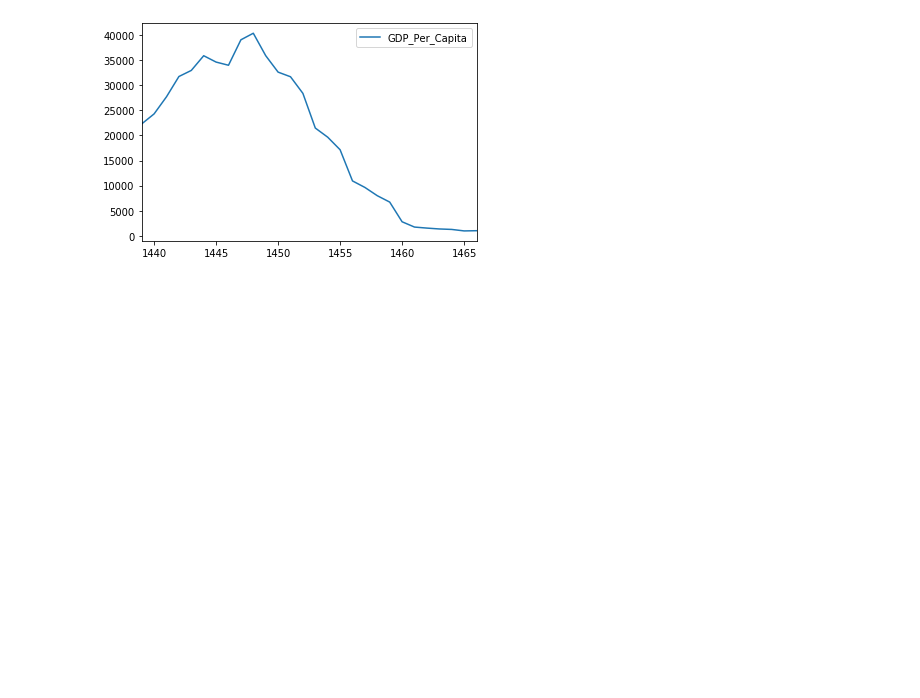
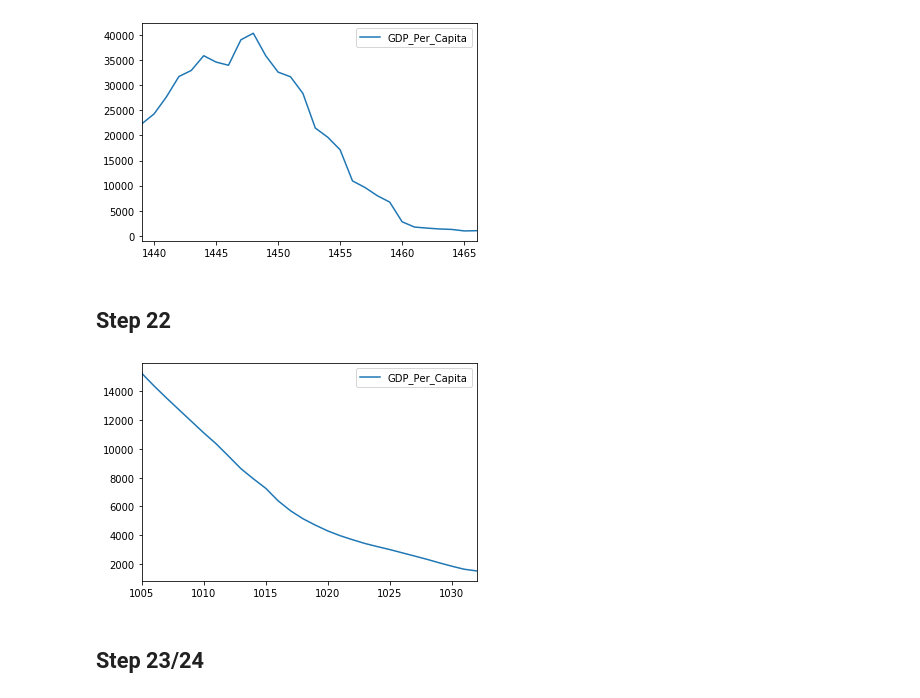
Before and after one commit to Barrett-Rogers/dq1-Barrett-Rogers, a Jupyter notebook: UN_Data_Exploration.ipynb, the cells around one changed output. Cells and saved outputs as stored; diff of their text form; code cells hidden in the pictures; blank space fills up the shorter version.

```diff
--- a/UN_Data_Exploration.ipynb
+++ b/UN_Data_Exploration.ipynb
@@ -589,3 +589,5 @@ Name: 2017, dtype: float64
 gdp_df[gdp_df['Country']=='Equatorial Guinea'].plot();
 # %% [output]
 [figure]
+# %% [markdown]
+## Step 22
@@ -591,0 +597,4 @@ gdp_df[gdp_df['Country']=='Equatorial Guinea'].plot();
+# %%
+gdp_df[gdp_df['Country']=='China'].plot();
+# %% [output]
+[figure, added]
@@ -591,0 +605,2 @@ gdp_df[gdp_df['Country']=='Equatorial Guinea'].plot();
+# %% [markdown]
+## Step 23/24
```
Also changed, not shown: parts of 45 cells of this notebook.
